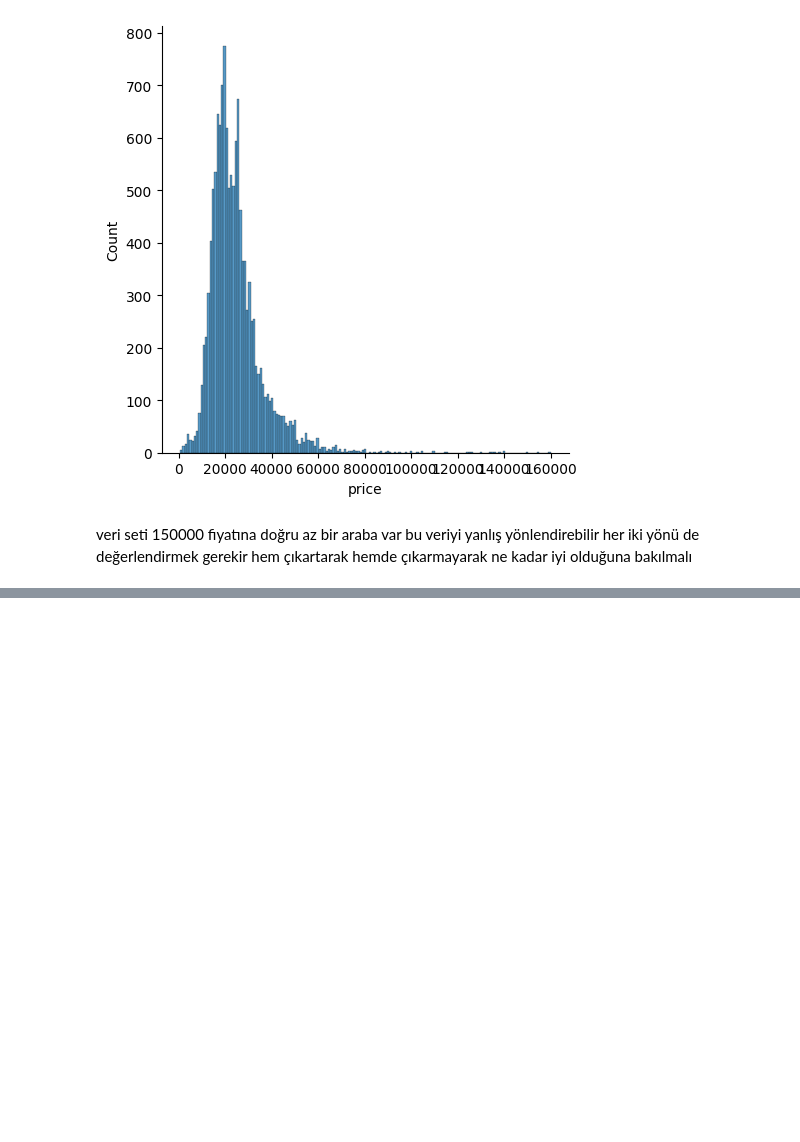
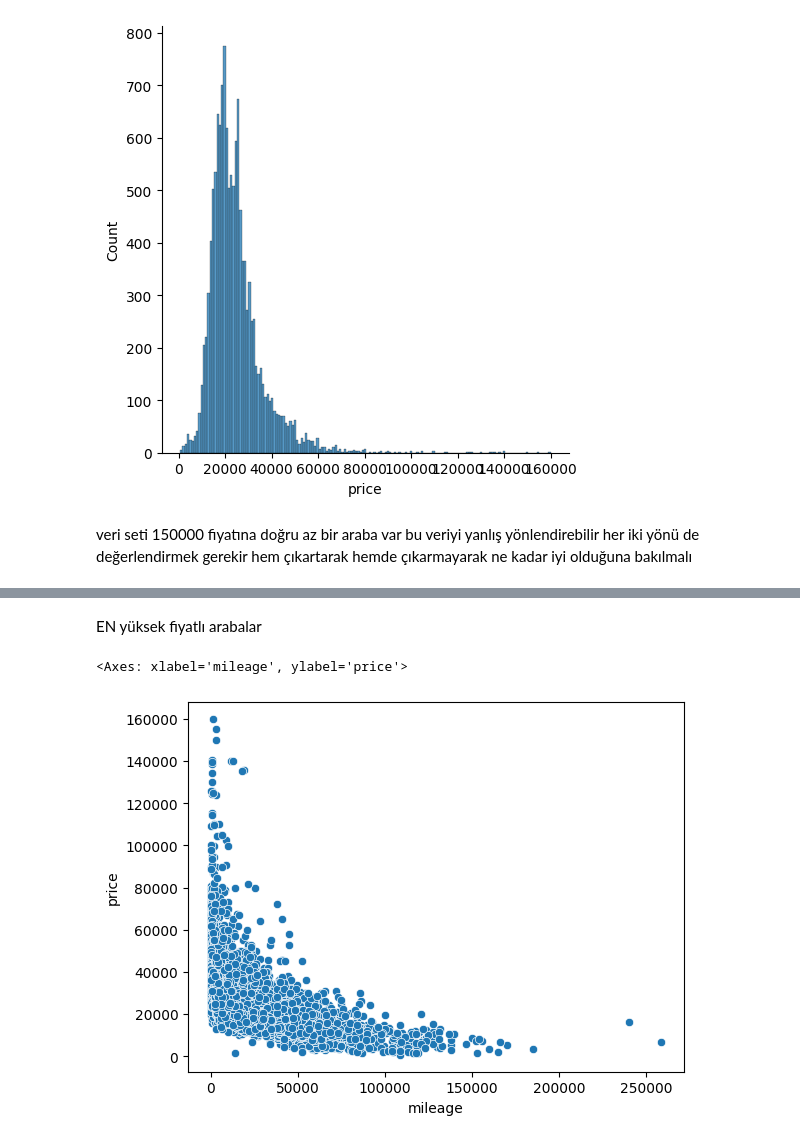
Before and after one commit to can-ozyasar/Veri-Bilimi-icin-Python-ve-tensorflow_BTK, a Jupyter notebook: Tensorflow/8.14_Araba Fiyat analizi/arabaAnalizi.ipynb, the cells around one changed output, grey strips where cells are left out. Cells and saved outputs as stored; diff of their text form; code cells hidden in the pictures; blank space fills up the shorter version.

```diff
--- a/Tensorflow/8.14_Araba Fiyat analizi/arabaAnalizi.ipynb
+++ b/Tensorflow/8.14_Araba Fiyat analizi/arabaAnalizi.ipynb
@@ -67,0 +99,7 @@ her iki yönü de değerlendirmek gerekir hem çıkartarak hemde çıkarmayarak
+# %% [markdown]
+EN yüksek fiyatlı arabalar
+# %%
+sbn.scatterplot(x="mileage",y="price",data=dataFrame)  #mil ile fiyat arasındaki ilişki
+# %% [output]
+<Axes: xlabel='mileage', ylabel='price'>
+[figure, added]
```
Also changed, not shown: parts of 31 cells of this notebook.
